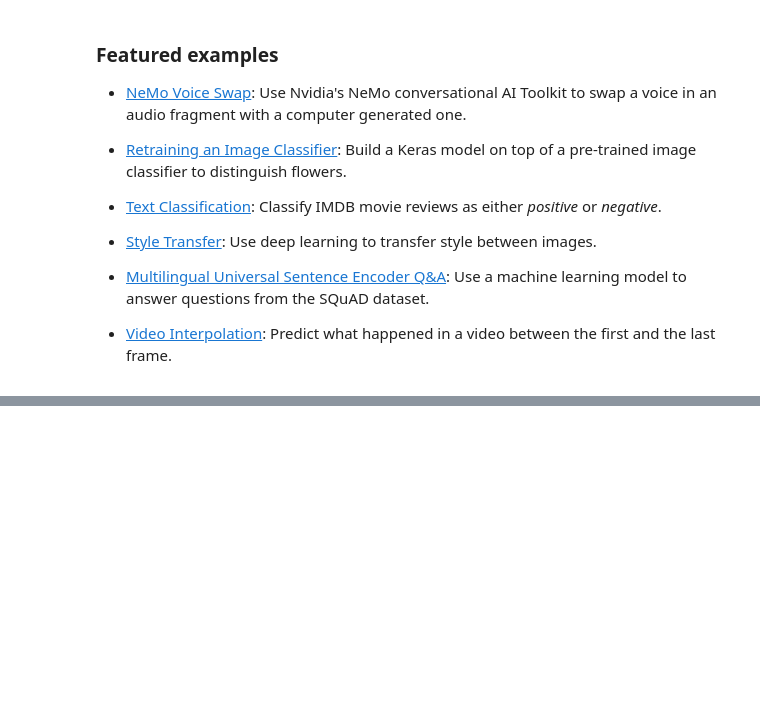
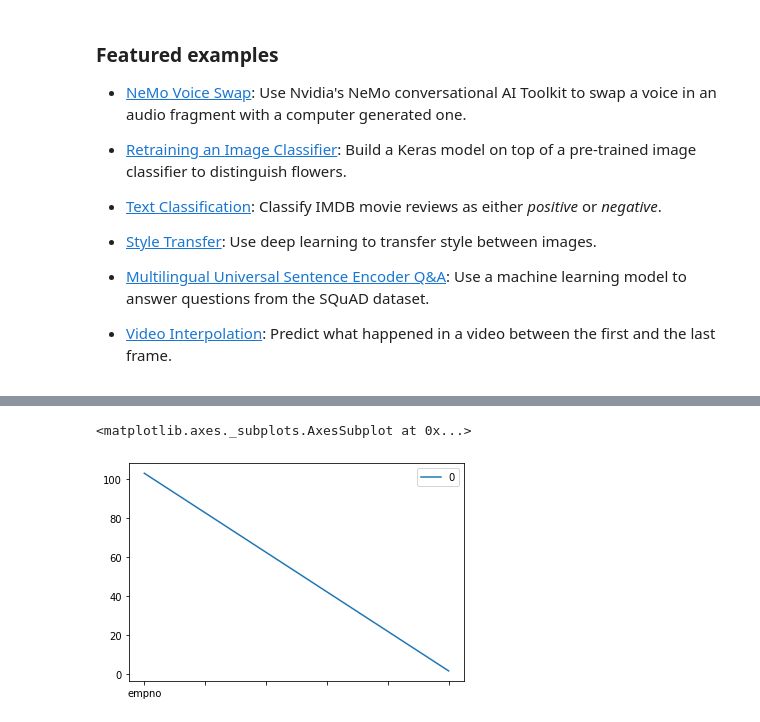
Before and after one commit to harshal0427/harshal0427, a Jupyter notebook: Welcome_To_Colaboratory.ipynb, the cells around one changed output, grey strips where cells are left out. Saved outputs shown, nothing was run; the diff lists cells and outputs as text; code cells hidden in the pictures; blank space fills up the shorter version.

```diff
--- a/Welcome_To_Colaboratory.ipynb
+++ b/Welcome_To_Colaboratory.ipynb
@@ -204,0 +155,8 @@ df2
+# %%
+emp =  pd.DataFrame({
+          'empno':[101,102,103,104,105],
+          'ename':['rameshj','suresh','mahesh','dinesh','naresh'],
+          'deptno':[1,2,2,1,2,]
+
+
+})
@@ -204,0 +306,2 @@ df2
+# %%
+emp['continent'] = emp.shape[0] * ['north America']
@@ -204,0 +327,7 @@ df2
+# %%
+emp_vis = pd.DataFrame(emp.mean())
+# %%
+emp_vis.plot()
+# %% [output]
+<matplotlib.axes._subplots.AxesSubplot at 0x...>
+[figure, added]
```
Also changed, not shown: parts of 44 cells of this notebook.
